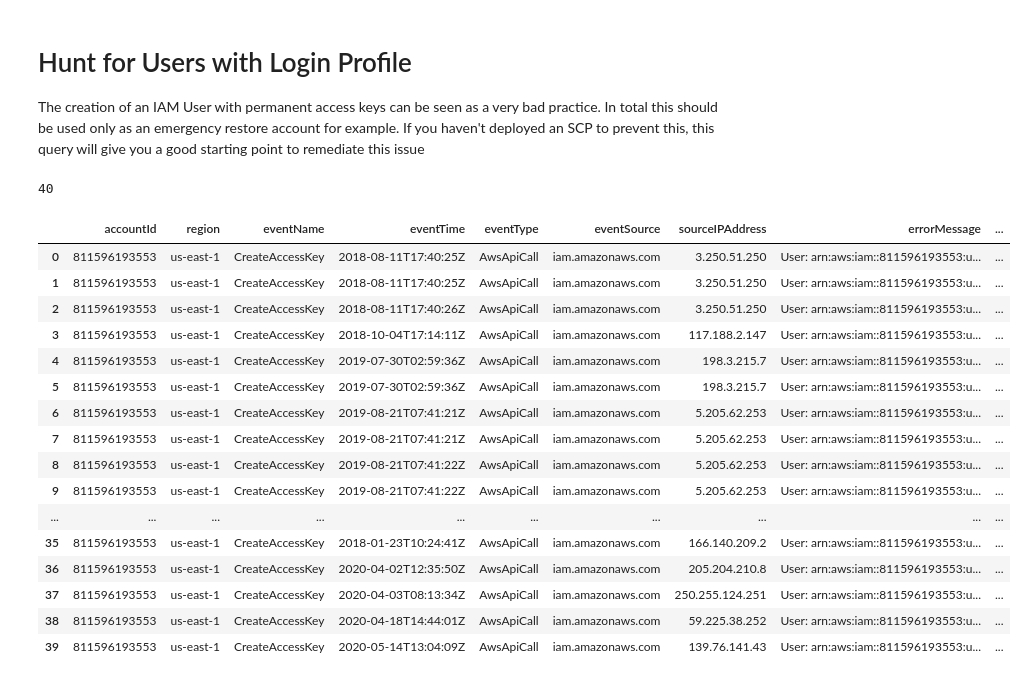
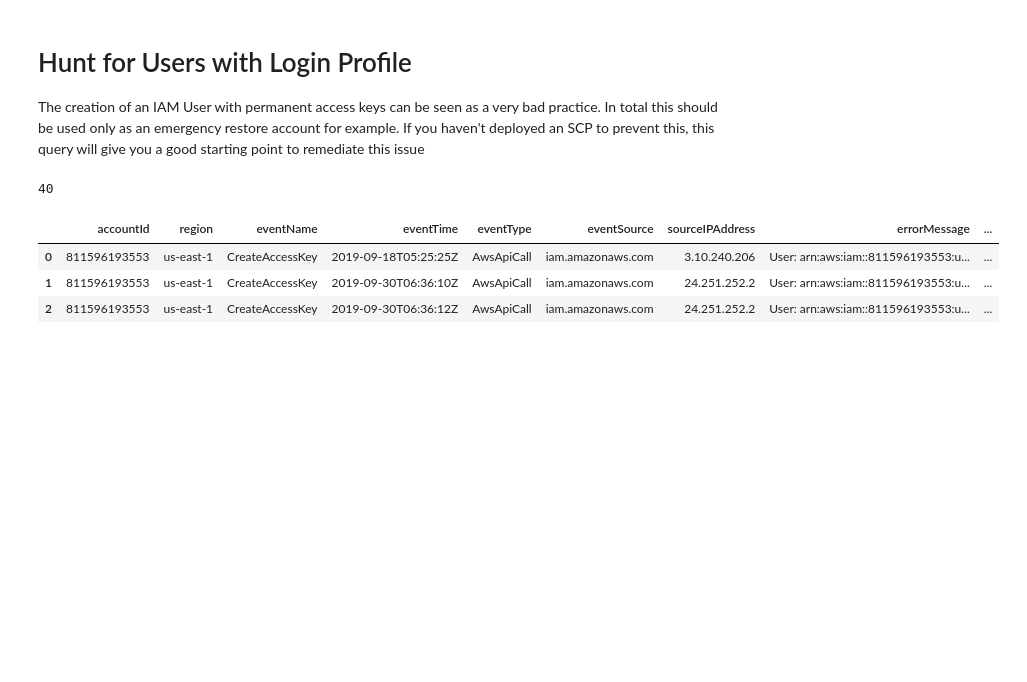
Before and after one commit to BenjiTrapp/aws-threat-hunting, a Jupyter notebook: cloudtrail/hunting-cloudtrail-flaws-cloud.ipynb, the cells around one changed output. Cells and saved outputs as stored; diff of their text form; code cells hidden in the pictures; blank space fills up the shorter version.

```diff
--- a/cloudtrail/hunting-cloudtrail-flaws-cloud.ipynb
+++ b/cloudtrail/hunting-cloudtrail-flaws-cloud.ipynb
@@ -124,7 +130,7 @@ print(len(pentester_activities))
 # %%
 from pprint import pprint
 
-for event in  cleaned_events[:10]:
+for event in  cleaned_events[:3]:
     pprint(event)
 # %% [output]
 {'accountId': '811596193553',
@@ -378,22 +349,9 @@ print(len(iam_login_profile_created))
 # %% [output]
 40
 # %%
-pd.read_json(json.dumps(iam_login_profile_created)).style
+pd.read_json(StringIO(json.dumps(iam_login_profile_created)))[:3].style
 # %% [output]
 |  | accountId | region | eventName | eventTime | eventType | eventSource | sourceIPAddress | errorMessage | ... |
-| 0 | 811596193553 | us-east-1 | CreateAccessKey | 2018-08-11T17:40:25Z | AwsApiCall | iam.amazonaws.com | 3.250.51.250 | User: arn:aws:iam::811596193553:u... | ... |
-| 1 | 811596193553 | us-east-1 | CreateAccessKey | 2018-08-11T17:40:25Z | AwsApiCall | iam.amazonaws.com | 3.250.51.250 | User: arn:aws:iam::811596193553:u... | ... |
-| 2 | 811596193553 | us-east-1 | CreateAccessKey | 2018-08-11T17:40:26Z | AwsApiCall | iam.amazonaws.com | 3.250.51.250 | User: arn:aws:iam::811596193553:u... | ... |
-| 3 | 811596193553 | us-east-1 | CreateAccessKey | 2018-10-04T17:14:11Z | AwsApiCall | iam.amazonaws.com | 117.188.2.147 | User: arn:aws:iam::811596193553:u... | ... |
-| 4 | 811596193553 | us-east-1 | CreateAccessKey | 2019-07-30T02:59:36Z | AwsApiCall | iam.amazonaws.com | 198.3.215.7 | User: arn:aws:iam::811596193553:u... | ... |
-| 5 | 811596193553 | us-east-1 | CreateAccessKey | 2019-07-30T02:59:36Z | AwsApiCall | iam.amazonaws.com | 198.3.215.7 | User: arn:aws:iam::811596193553:u... | ... |
-| 6 | 811596193553 | us-east-1 | CreateAccessKey | 2019-08-21T07:41:21Z | AwsApiCall | iam.amazonaws.com | 5.205.62.253 | User: arn:aws:iam::811596193553:u... | ... |
-| 7 | 811596193553 | us-east-1 | CreateAccessKey | 2019-08-21T07:41:21Z | AwsApiCall | iam.amazonaws.com | 5.205.62.253 | User: arn:aws:iam::811596193553:u... | ... |
-| 8 | 811596193553 | us-east-1 | CreateAccessKey | 2019-08-21T07:41:22Z | AwsApiCall | iam.amazonaws.com | 5.205.62.253 | User: arn:aws:iam::811596193553:u... | ... |
-| 9 | 811596193553 | us-east-1 | CreateAccessKey | 2019-08-21T07:41:22Z | AwsApiCall | iam.amazonaws.com | 5.205.62.253 | User: arn:aws:iam::811596193553:u... | ... |
-| ... | ... | ... | ... | ... | ... | ... | ... | ... | ... |
-| 35 | 811596193553 | us-east-1 | CreateAccessKey | 2018-01-23T10:24:41Z | AwsApiCall | iam.amazonaws.com | 166.140.209.2 | User: arn:aws:iam::811596193553:u... | ... |
-| 36 | 811596193553 | us-east-1 | CreateAccessKey | 2020-04-02T12:35:50Z | AwsApiCall | iam.amazonaws.com | 205.204.210.8 | User: arn:aws:iam::811596193553:u... | ... |
-| 37 | 811596193553 | us-east-1 | CreateAccessKey | 2020-04-03T08:13:34Z | AwsApiCall | iam.amazonaws.com | 250.255.124.251 | User: arn:aws:iam::811596193553:u... | ... |
-| 38 | 811596193553 | us-east-1 | CreateAccessKey | 2020-04-18T14:44:01Z | AwsApiCall | iam.amazonaws.com | 59.225.38.252 | User: arn:aws:iam::811596193553:u... | ... |
-| 39 | 811596193553 | us-east-1 | CreateAccessKey | 2020-05-14T13:04:09Z | AwsApiCall | iam.amazonaws.com | 139.76.141.43 | User: arn:aws:iam::811596193553:u... | ... |
+| 0 | 811596193553 | us-east-1 | CreateAccessKey | 2019-09-18T05:25:25Z | AwsApiCall | iam.amazonaws.com | 3.10.240.206 | User: arn:aws:iam::811596193553:u... | ... |
+| 1 | 811596193553 | us-east-1 | CreateAccessKey | 2019-09-30T06:36:10Z | AwsApiCall | iam.amazonaws.com | 24.251.252.2 | User: arn:aws:iam::811596193553:u... | ... |
+| 2 | 811596193553 | us-east-1 | CreateAccessKey | 2019-09-30T06:36:12Z | AwsApiCall | iam.amazonaws.com | 24.251.252.2 | User: arn:aws:iam::811596193553:u... | ... |
```
Also changed, not shown: parts of 18 cells of this notebook.
